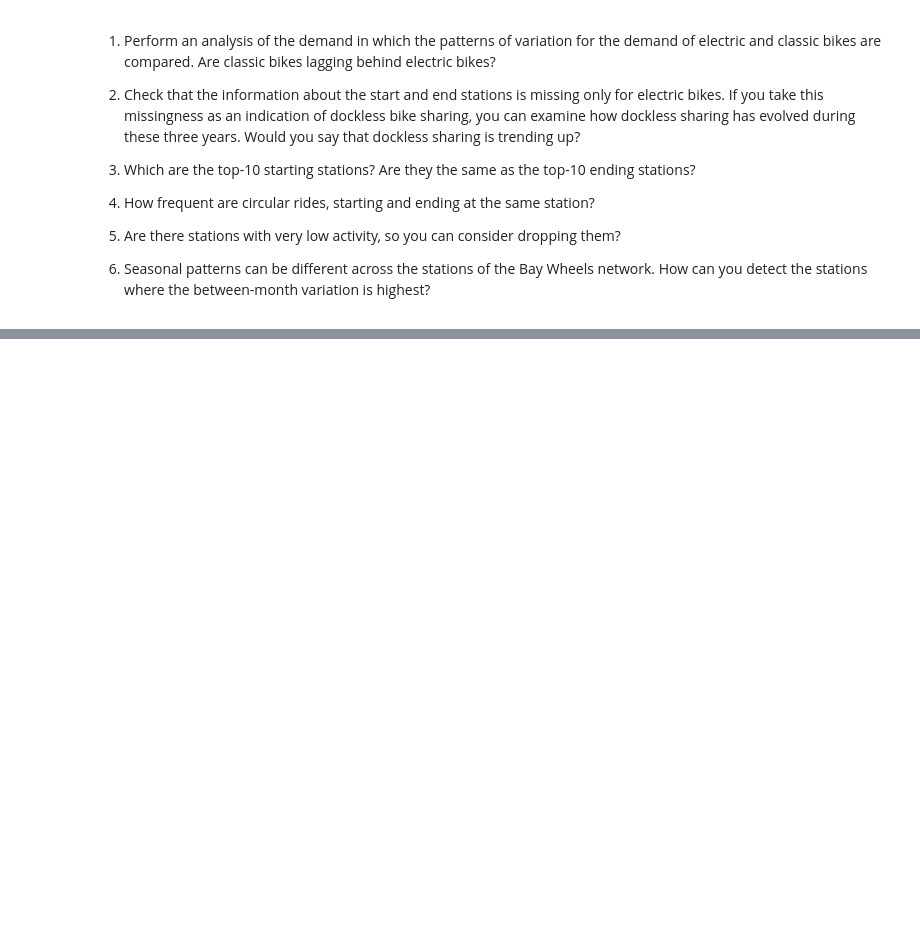
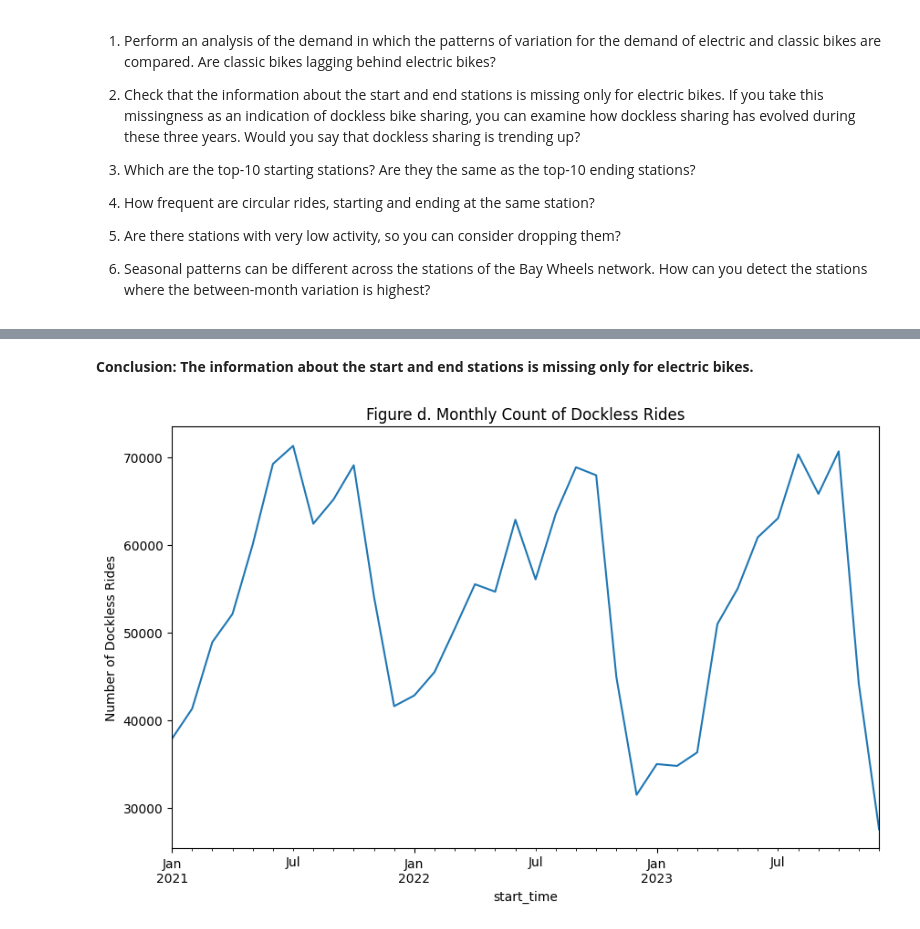
Before and after one commit to Fiona666-code/DataSci_Course, a Jupyter notebook: Day 5/[DATA-05E] Example - Bay Wheels operations data.ipynb, the cells around one changed output, grey strips where cells are left out. Saved outputs shown, nothing was run; the diff lists cells and outputs as text; code cells hidden in the pictures; blank space fills up the shorter version.

```diff
--- a/Day 5/[DATA-05E] Example - Bay Wheels operations data.ipynb
+++ b/Day 5/[DATA-05E] Example - Bay Wheels operations data.ipynb
@@ -210,0 +427,10 @@ df[['total', 'month']].groupby('month').mean().plot(figsize=(8,5),
+# %% [markdown]
+**Conclusion: The information about the start and end stations is missing only for electric bikes.**
+# %%
+rides['dockless'] = rides['start_station_id'].isna() | rides['end_station_id'].isna()
+# %%
+dockless_trend = rides.set_index('start_time').resample('ME')['dockless'].sum()
+# %%
+dockless_trend.plot(figsize=(10, 6), title='Figure d. Monthly Count of Dockless Rides', ylabel='Number of Dockless Rides');
+# %% [output]
+[figure, added]
```
Also changed, not shown: parts of 33 cells of this notebook.
